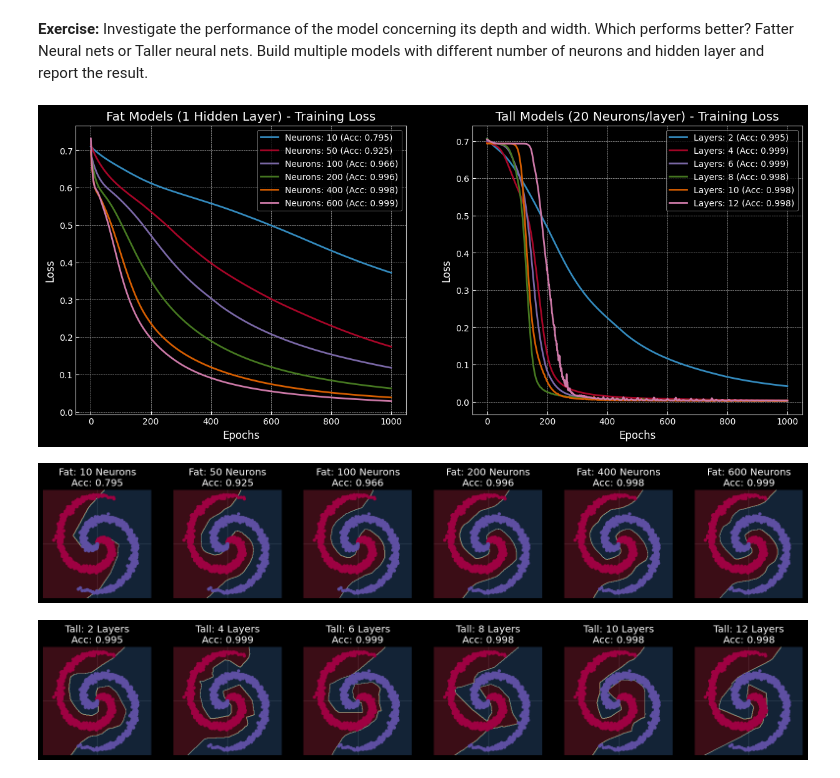
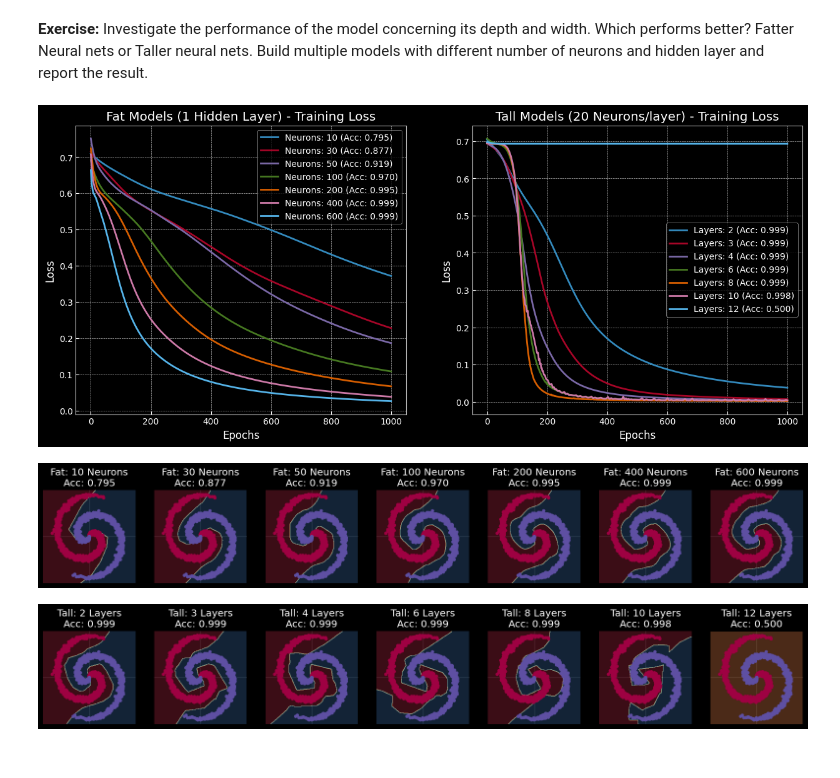
Before and after one commit to KrishnaKumar2002/Digitization-and-Data-Analytics, a Jupyter notebook: DDA EXERCISE/Ex 7/DeepLearning_Intro.ipynb, the cells around one changed output. Saved outputs shown, nothing was run; the diff lists cells and outputs as text; code cells hidden in the pictures.

```diff
--- a/DDA EXERCISE/Ex 7/DeepLearning_Intro.ipynb
+++ b/DDA EXERCISE/Ex 7/DeepLearning_Intro.ipynb
@@ -341,8 +341,8 @@ def train_model_with_tracking(model, X, y, epochs=1000, lr=1e-3, l2=1e-5):
 
     return acc.item(), losses
 
-fat_configs = [10, 50, 100, 200, 400, 600]
-tall_configs = [2, 4, 6, 8,10,12] # number of hidden layers
+fat_configs = [10, 30, 50, 100, 200, 400, 600] # number of neurons in the hidden layer
+tall_configs = [2, 3, 4, 6, 8,10,12] # number of hidden layers
 
 fat_results = {}
 tall_results = {}
@@ -367,33 +367,33 @@ for n in fat_configs:
 plt.title('Fat Models (1 Hidden Layer) - Training Loss')
 plt.xlabel('Epochs')
 plt.ylabel('Loss')
 plt.legend()
 
 plt.subplot(1, 2, 2)
 for l in tall_configs:
     plt.plot(tall_results[l]['losses'], label=f'Layers: {l} (Acc: {tall_results[l]["acc"]:.3f})')
 plt.title('Tall Models (20 Neurons/layer) - Training Loss')
 plt.xlabel('Epochs')
 plt.ylabel('Loss')
 plt.legend()
 plt.show()
 
 # Visualization 2: Decision Boundaries for Fat Models
 plt.figure(figsize=(20, 5))
 for i, n in enumerate(fat_configs):
     plt.subplot(1, len(fat_configs), i+1)
     plt.title(f'Fat: {n} Neurons\nAcc: {fat_results[n]["acc"]:.3f}')
     plot_model(X, y, fat_results[n]['model'])
 plt.show()
 
 # Visualization 3: Decision Boundaries for Tall Models
 plt.figure(figsize=(20, 5))
 for i, l in enumerate(tall_configs):
     plt.subplot(1, len(tall_configs), i+1)
     plt.title(f'Tall: {l} Layers\nAcc: {tall_results[l]["acc"]:.3f}')
     plot_model(X, y, tall_results[l]['model'])
 plt.show()
 # %% [output]
-[figure, old version]
+[figure, new version]
-[figure, old version]
+[figure, new version]
-[figure, old version]
+[figure, new version]
```
Also changed, not shown: parts of 7 cells of this notebook.
